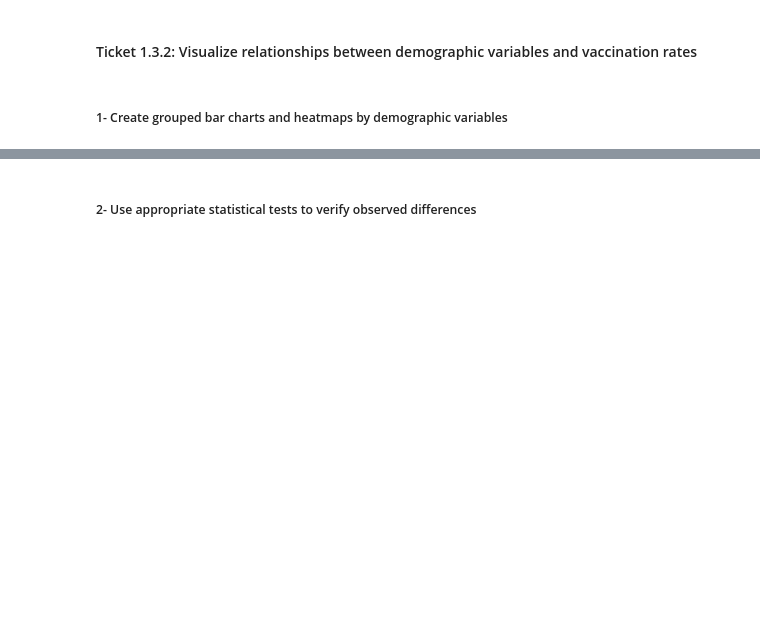
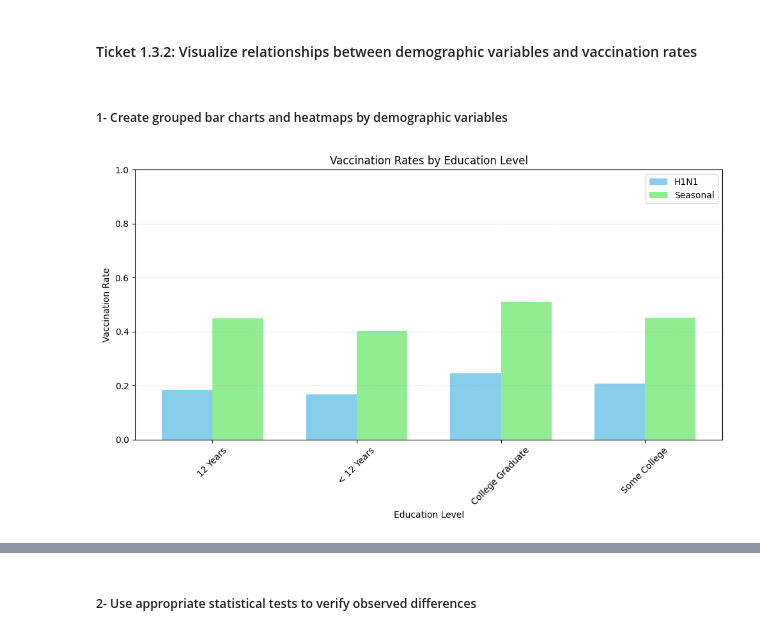
Before and after one commit to gulnamo01/Project-A_Data-Circle, a Jupyter notebook: notebooks/yahya_eda.ipynb, the cells around one changed output, grey strips where cells are left out. Drawn from its saved outputs; the diff is of its cells as text; code cells hidden in the pictures; blank space fills up the shorter version.

```diff
--- a/notebooks/yahya_eda.ipynb
+++ b/notebooks/yahya_eda.ipynb
@@ -519,3 +556,30 @@ Summary for outliers analysis:
 #### Ticket 1.3.2: Visualize relationships between demographic variables and vaccination rates
 # %% [markdown]
 ##### 1- Create grouped bar charts and heatmaps by demographic variables
+# %%
+
+# Group by education and calculate mean vaccination rates
+grouped_edu = train_data.groupby('education')[['h1n1_vaccine', 'seasonal_vaccine']].mean()
+
+# Bar positions
+x = np.arange(len(grouped_edu))
+width = 0.35
+
+# Plot
+fig, ax = plt.subplots(figsize=(10, 6))
+ax.bar(x - width/2, grouped_edu['h1n1_vaccine'], width, label='H1N1', color='skyblue')
+ax.bar(x + width/2, grouped_edu['seasonal_vaccine'], width, label='Seasonal', color='lightgreen')
+
+# Labels and formatting
+ax.set_ylabel('Vaccination Rate')
+ax.set_xlabel('Education Level')  #X-axis label
+ax.set_title('Vaccination Rates by Education Level')
+ax.set_xticks(x)
+ax.set_xticklabels(grouped_edu.index, rotation=45)
+ax.set_ylim(0, 1)
+ax.legend()
+plt.grid(axis='y', linestyle='--', alpha=0.3)
+plt.tight_layout()
+plt.show()
+# %% [output]
+[figure, added]
```
Also changed, not shown: parts of 25 cells of this notebook, 1 other file.
